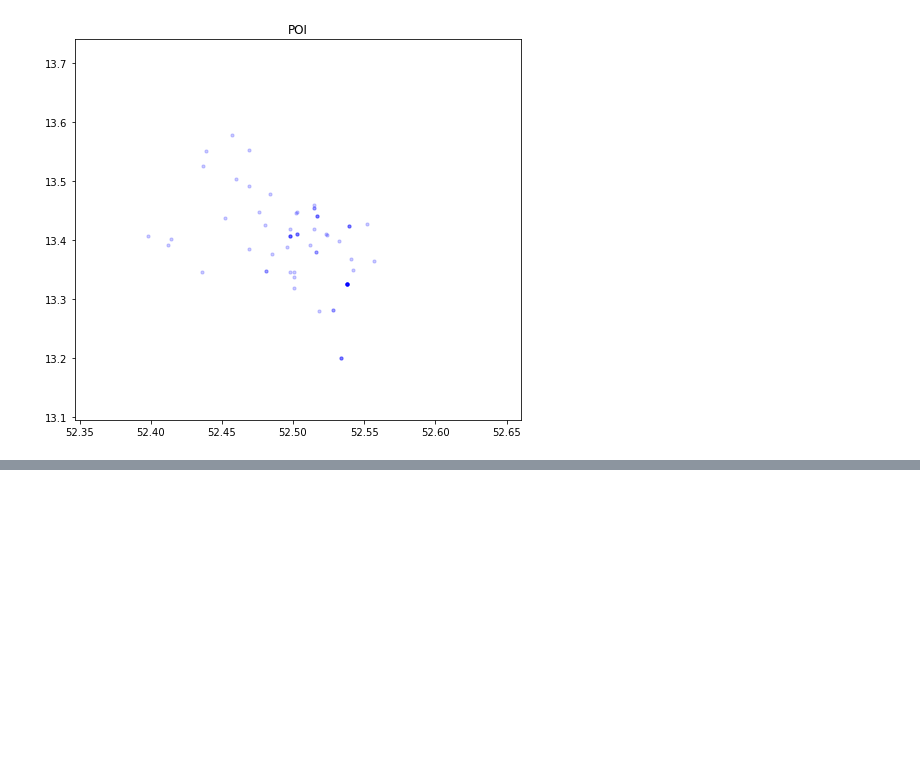
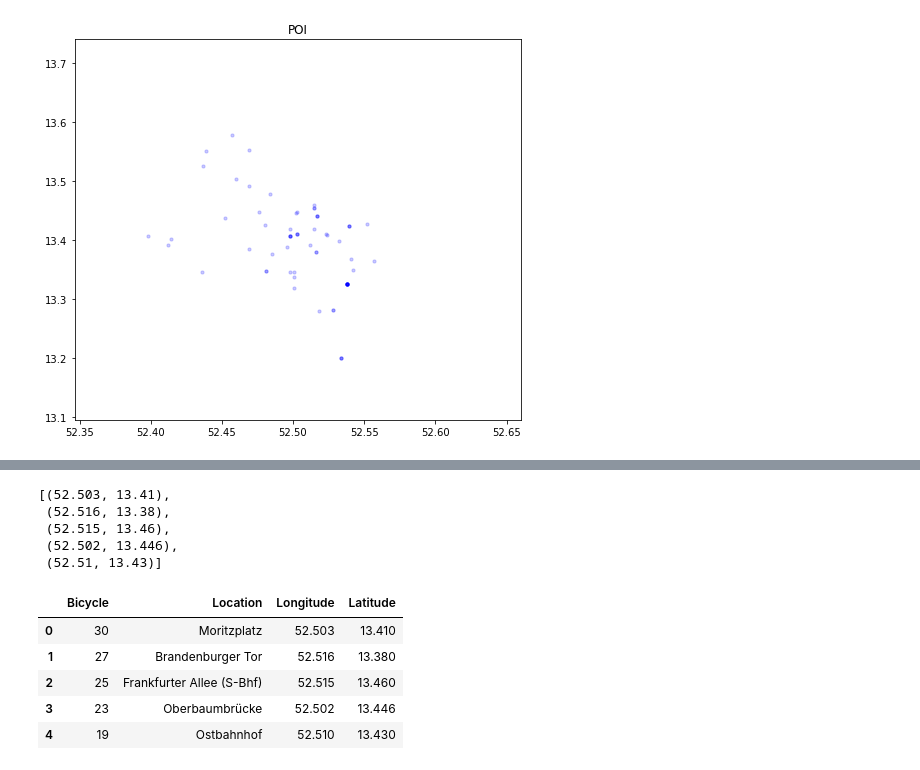
Before and after one commit to SEberwein/Berlin_traffic_accidents_2018-2020, a Jupyter notebook: grid_system_for_berlin_lat_long.ipynb, the cells around one changed output, grey strips where cells are left out. Cells and saved outputs as stored; diff of their text form; code cells hidden in the pictures; blank space fills up the shorter version.

Commit message:
bicycle hotspots csv added

```diff
--- a/grid_system_for_berlin_lat_long.ipynb
+++ b/grid_system_for_berlin_lat_long.ipynb
@@ -159,0 +147,30 @@ tester
+# %%
+bicycle_hotspots.rename(columns={"ist_rad":"Bicycle"}, inplace=True)
+# %%
+coors = bicycle_hotspots.index.to_list()
+# %%
+coors
+# %% [output]
+[(52.503, 13.41),
+ (52.516, 13.38),
+ (52.515, 13.46),
+ (52.502, 13.446),
+ (52.51, 13.43)]
+# %%
+longis = []
+latis = []
+for _ in coors:
+    longis.append(_[0])
+    latis.append(_[1])
+# %%
+bicycle_hotspots["Longitude"] = longis
+bicycle_hotspots["Latitude"] = latis
+# %%
+bicycle_hotspots.reset_index(drop=True)
+# %% [output]
+|  | Bicycle | Location | Longitude | Latitude |
+| 0 | 30 | Moritzplatz | 52.503 | 13.410 |
+| 1 | 27 | Brandenburger Tor | 52.516 | 13.380 |
+| 2 | 25 | Frankfurter Allee (S-Bhf) | 52.515 | 13.460 |
+| 3 | 23 | Oberbaumbrücke | 52.502 | 13.446 |
+| 4 | 19 | Ostbahnhof | 52.510 | 13.430 |
```
Also changed, not shown: parts of 6 cells of this notebook, 2 other files.
